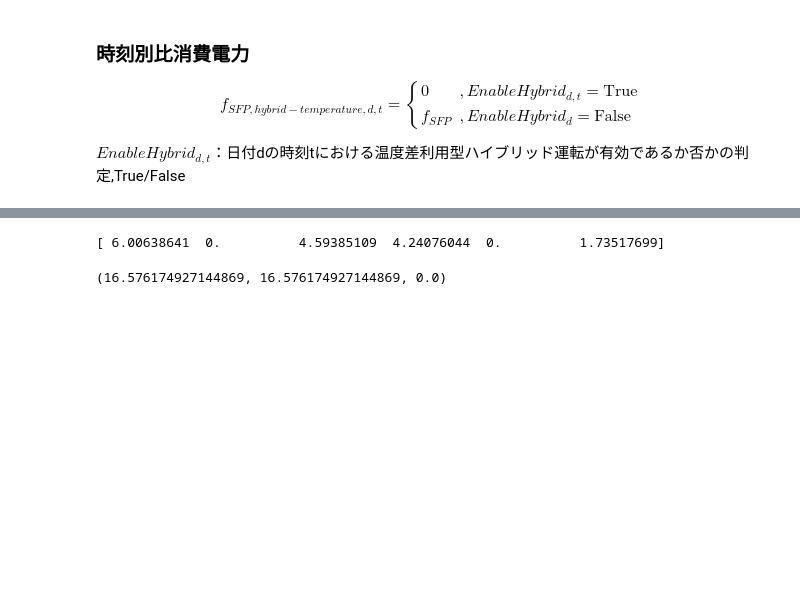
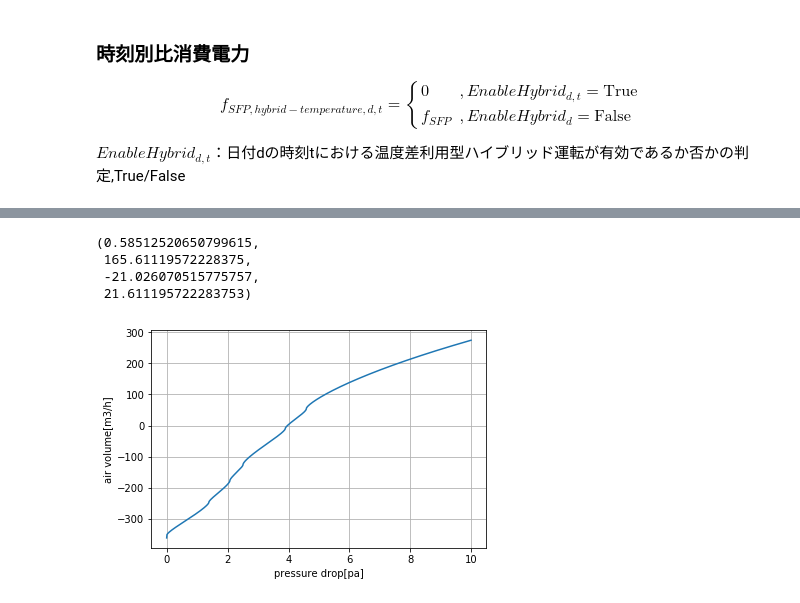
Before and after one commit to jjj-design/jjj_logic, a Jupyter notebook: jiritsu_ventilation.ipynb, the cells around one changed output, grey strips where cells are left out. Drawn from its saved outputs; the diff is of its cells as text; code cells hidden in the pictures; blank space fills up the shorter version.

```diff
--- a/jiritsu_ventilation.ipynb
+++ b/jiritsu_ventilation.ipynb
@@ -686,14 +701,14 @@ def f(stories, \
     """
 
     if stories == 2:
-        Q_bal, Q_in, Q_out = f_2stories(pressure_difference, \
+        Q_bal, Q_in, Q_out, Q_leak = f_2stories(pressure_difference, \
                                         room_air_temperature, \
                                         outside_air_temperature, \
                                         c_value, \
                                         total_floor_area, \
                                         ventilation_type)
 
-    return Q_bal, Q_in, Q_out
+    return Q_bal, Q_in, Q_out, Q_leak
 # %%
 def f_2stories(pressure_difference, \
                room_air_temperature, \
@@ -829,5 +845,37 @@ def f_2stories(pressure_difference, \
-# %%
-f_2stories(5, 20, 0, 0.2, 120, 1)
-# %% [output]
-[ 6.00638641  0.          4.59385109  4.24076044  0.          1.73517699]
-(16.576174927144869, 16.576174927144869, 0.0)
+# %%
+# すきま風マクロ.xlsmの再現性の確認
+f(2, 3.97, 20, 0, 2, 120, 3)
+# %% [output]
+(0.58512520650799615,
+ 165.61119572228375,
+ -21.026070515775757,
+ 21.611195722283753)
+# %%
+#　関数の連続性の確認(初期値の検討)
+
+x = np.zeros(1000)
+y = np.zeros(1000)
+
+for t in range(1000):
+
+    x[t] = 0 + t / 100
+    y[t] = f(2, x[t] , 20, 0, 2, 120, 3)[0]
+
+
+# plt.figure(figsize=(9,2))
+# plt.subplot(1,1,1)
+plt.plot(x, y)
+
+plt.grid(True)
+
+# plt.title("hours/kWh")
+plt.xlabel("pressure drop[pa]")
+plt.ylabel("air volume[m3/h]")
+
+# plt.xlim(3.9,4)
+# plt.ylim(-1,1)
+
+plt.legend()
+plt.show()
+# %% [output]
+[figure, added]
```
Also changed, not shown: parts of 13 cells of this notebook, 2 other files.
